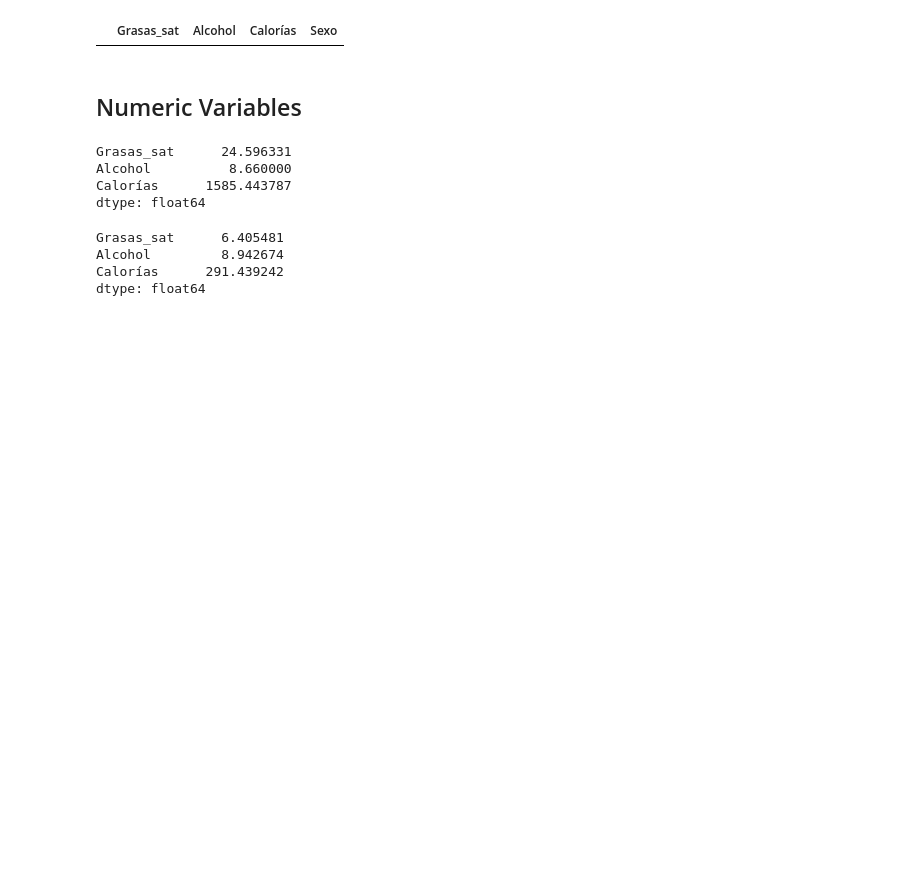
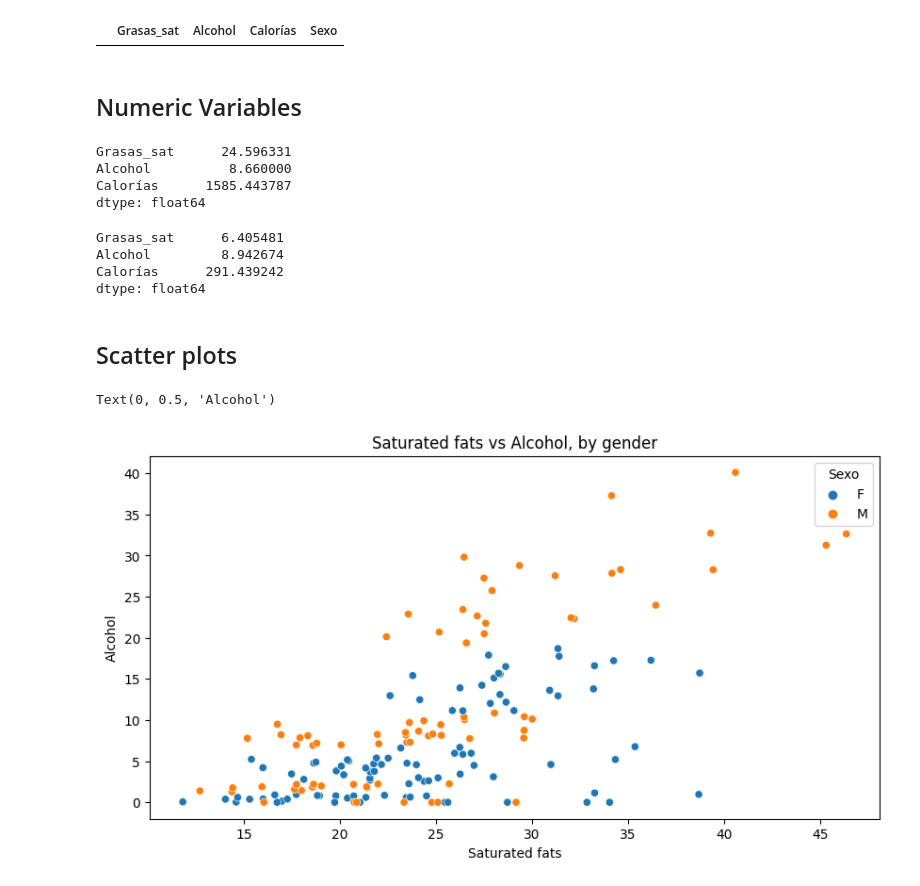
Before and after one commit to prausela/nutri-stats, a Jupyter notebook: main.ipynb, the cells around one changed output. Drawn from its saved outputs; the diff is of its cells as text; code cells hidden in the pictures; blank space fills up the shorter version.

Commit message:
Added boxplots and scatter plots, co-authored by @prausela and @pdomins

```diff
--- a/main.ipynb
+++ b/main.ipynb
@@ -103,3 +109,14 @@ Grasas_sat      6.405481
 Alcohol         8.942674
 Calorías      291.439242
 dtype: float64
+# %% [markdown]
+## Scatter plots
+# %%
+plt.figure(figsize=(10,5))
+fig = sns.scatterplot(data=nm_df, x="Grasas_sat", y="Alcohol", hue="Sexo")
+plt.title('Saturated fats vs Alcohol, by gender')
+plt.xlabel('Saturated fats')
+plt.ylabel('Alcohol')
+# %% [output]
+Text(0, 0.5, 'Alcohol')
+[figure, added]
```
Also changed, not shown: parts of 14 cells of this notebook.
